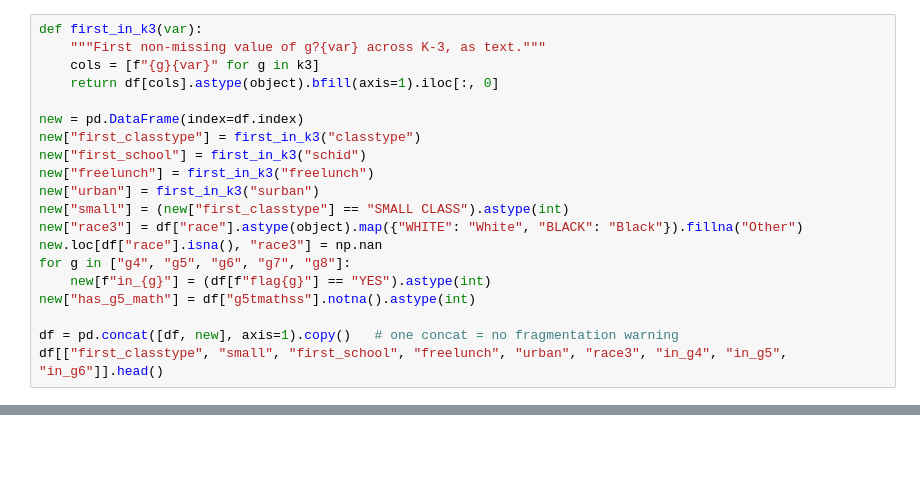
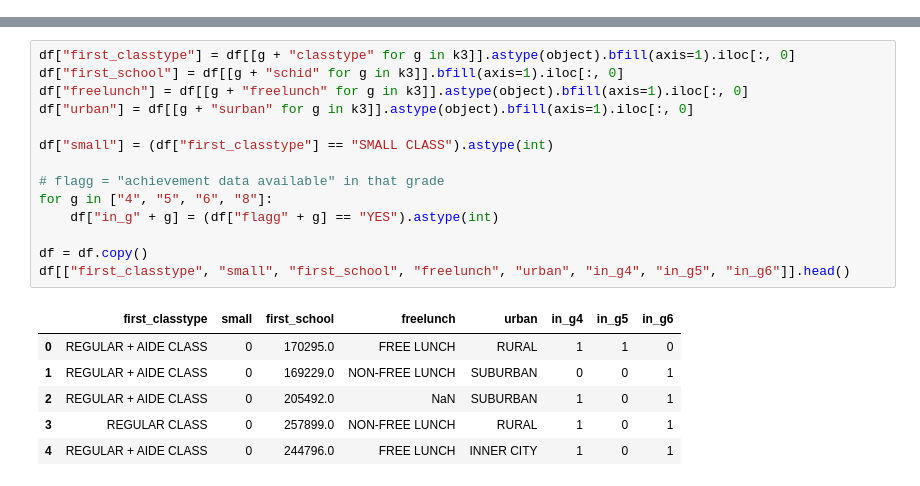
Before and after one commit to itai-wachtel/star-stat-project, a Jupyter notebook: notebooks/grade5_drop.ipynb, the cells around one changed output, grey strips where cells are left out. Saved outputs shown, nothing was run; the diff lists cells and outputs as text; blank space fills up the shorter version.

Commit message:
Update grade 5 drop notebook

```diff
--- a/notebooks/grade5_drop.ipynb
+++ b/notebooks/grade5_drop.ipynb
@@ -58,20 +0,0 @@ All built from the **K–3 years**, when the experiment ran:
-# %%
-def first_in_k3(var):
-    """First non-missing value of g?{var} across K-3, as text."""
-    cols = [f"{g}{var}" for g in k3]
-    return df[cols].astype(object).bfill(axis=1).iloc[:, 0]
-
-new = pd.DataFrame(index=df.index)
-new["first_classtype"] = first_in_k3("classtype")
-new["first_school"] = first_in_k3("schid")
-new["freelunch"] = first_in_k3("freelunch")
-new["urban"] = first_in_k3("surban")
-new["small"] = (new["first_classtype"] == "SMALL CLASS").astype(int)
-new["race3"] = df["race"].astype(object).map({"WHITE": "White", "BLACK": "Black"}).fillna("Other")
-new.loc[df["race"].isna(), "race3"] = np.nan
-for g in ["g4", "g5", "g6", "g7", "g8"]:
-    new[f"in_{g}"] = (df[f"flag{g}"] == "YES").astype(int)
-new["has_g5_math"] = df["g5tmathss"].notna().astype(int)
-
-df = pd.concat([df, new], axis=1).copy()   # one concat = no fragmentation warning
-df[["first_classtype", "small", "first_school", "freelunch", "urban", "race3", "in_g4", "in_g5", "in_g6"]].head()
@@ -510,0 +35,21 @@ _Write here what you noticed: surprises, questions, things to check later._
+# %%
+df["first_classtype"] = df[[g + "classtype" for g in k3]].astype(object).bfill(axis=1).iloc[:, 0]
+df["first_school"] = df[[g + "schid" for g in k3]].bfill(axis=1).iloc[:, 0]
+df["freelunch"] = df[[g + "freelunch" for g in k3]].astype(object).bfill(axis=1).iloc[:, 0]
+df["urban"] = df[[g + "surban" for g in k3]].astype(object).bfill(axis=1).iloc[:, 0]
+
+df["small"] = (df["first_classtype"] == "SMALL CLASS").astype(int)
+
+# flagg = "achievement data available" in that grade
+for g in ["4", "5", "6", "8"]:
+    df["in_g" + g] = (df["flagg" + g] == "YES").astype(int)
+
+df = df.copy()
+df[["first_classtype", "small", "first_school", "freelunch", "urban", "in_g4", "in_g5", "in_g6"]].head()
+# %% [output]
+|  | first_classtype | small | first_school | freelunch | urban | in_g4 | in_g5 | in_g6 |
+| 0 | REGULAR + AIDE CLASS | 0 | 170295.0 | FREE LUNCH | RURAL | 1 | 1 | 0 |
+| 1 | REGULAR + AIDE CLASS | 0 | 169229.0 | NON-FREE LUNCH | SUBURBAN | 0 | 0 | 1 |
+| 2 | REGULAR + AIDE CLASS | 0 | 205492.0 | NaN | SUBURBAN | 1 | 0 | 1 |
+| 3 | REGULAR CLASS | 0 | 257899.0 | NON-FREE LUNCH | RURAL | 1 | 0 | 1 |
+| 4 | REGULAR + AIDE CLASS | 0 | 244796.0 | FREE LUNCH | INNER CITY | 1 | 0 | 1 |
```
Also changed, not shown: parts of 71 cells of this notebook, 4 other files.
